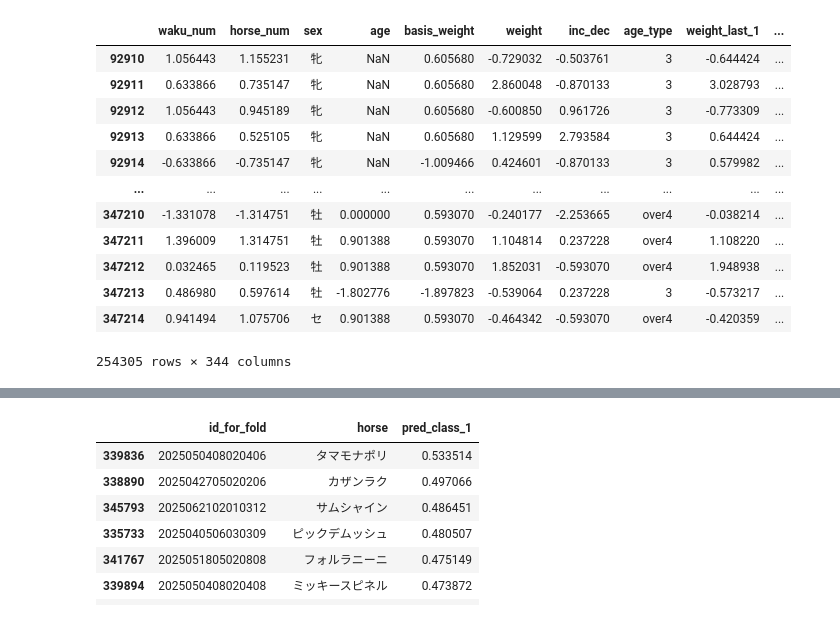
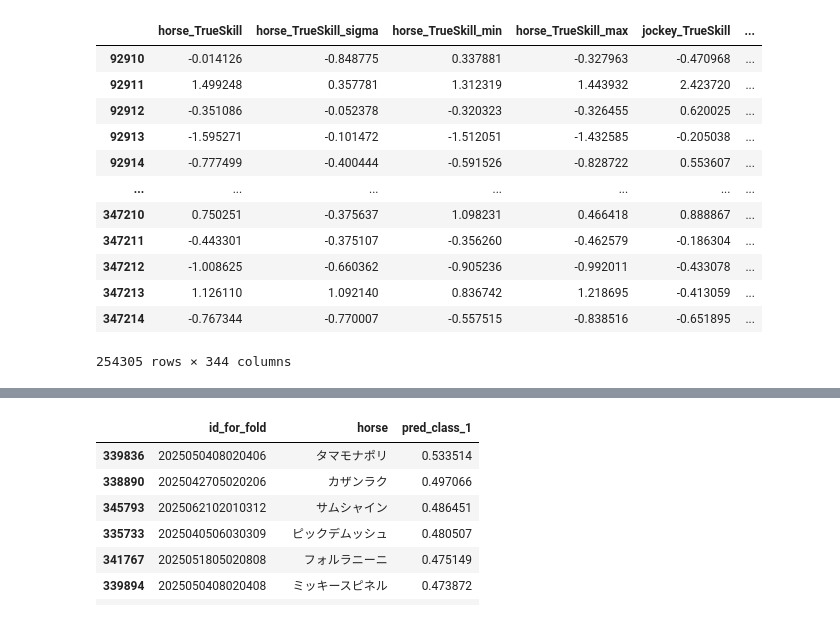
Before and after one commit to NaganagaKen/HORSE_RACING, a Jupyter notebook: Notebook/JV_eda.ipynb, the cells around one changed output, grey strips where cells are left out. Saved outputs shown, nothing was run; the diff lists cells and outputs as text; code cells hidden in the pictures.

```diff
--- a/Notebook/JV_eda.ipynb
+++ b/Notebook/JV_eda.ipynb
@@ -33,8 +32,9 @@ df3 = my_modules.common_process(df2)
 # 計算に時間がかかりすぎるので、とりあえず2020年からのデータをつかって実験
 df3 = df3[df3.year >= 2018]
 # %%
-feature_col = ["waku_num", "horse_num", "sex", "age", "basis_weight", "weight", "inc_dec", "age_type"]
-df4, feature_col2 = features.feature_engineering(df3, feature_col)
+feature_col = []
+ranking_col = []
+df4, feature_col2, ranking_col2 = skill_calculators.all_rating_calculator(df3, feature_col, ranking_col)
 # %% [output]
 calculating horse trueskill is in progress
 calculating jockey trueskill is in progress
@@ -57,5 +44,0 @@ calculated rankings
-# %%
-# cold start問題を解決するために、最初2年分のデータを切り捨てる。
-years = sorted(df4["year"].unique())
-df4 = df4[df4.year > years[1]]
-df4.head()
@@ -68,0 +45,3 @@ df4.head()
+# %%
+feature_col2.extend(["waku_num", "horse_num", "sex", "age", "basis_weight", "weight", "inc_dec", "age_type"])
+df5, feature_col3 = features.sub_feature_engineering(df4, feature_col2, ranking_col2)
@@ -69,18 +61,18 @@ df4.head()
 # %%
-df4[feature_col2]
+df5[feature_col3]
 # %% [output]
-|  | waku_num | horse_num | sex | age | basis_weight | weight | inc_dec | age_type | weight_last_1 | ... |
-| 92910 | 1.056443 | 1.155231 | 牝 | NaN | 0.605680 | -0.729032 | -0.503761 | 3 | -0.644424 | ... |
-| 92911 | 0.633866 | 0.735147 | 牝 | NaN | 0.605680 | 2.860048 | -0.870133 | 3 | 3.028793 | ... |
-| 92912 | 1.056443 | 0.945189 | 牝 | NaN | 0.605680 | -0.600850 | 0.961726 | 3 | -0.773309 | ... |
-| 92913 | 0.633866 | 0.525105 | 牝 | NaN | 0.605680 | 1.129599 | 2.793584 | 3 | 0.644424 | ... |
-| 92914 | -0.633866 | -0.735147 | 牝 | NaN | -1.009466 | 0.424601 | -0.870133 | 3 | 0.579982 | ... |
-| ... | ... | ... | ... | ... | ... | ... | ... | ... | ... | ... |
-| 347210 | -1.331078 | -1.314751 | 牡 | 0.000000 | 0.593070 | -0.240177 | -2.253665 | over4 | -0.038214 | ... |
-| 347211 | 1.396009 | 1.314751 | 牡 | 0.901388 | 0.593070 | 1.104814 | 0.237228 | over4 | 1.108220 | ... |
-| 347212 | 0.032465 | 0.119523 | 牡 | 0.901388 | 0.593070 | 1.852031 | -0.593070 | over4 | 1.948938 | ... |
-| 347213 | 0.486980 | 0.597614 | 牡 | -1.802776 | -1.897823 | -0.539064 | 0.237228 | 3 | -0.573217 | ... |
-| 347214 | 0.941494 | 1.075706 | セ | 0.901388 | 0.593070 | -0.464342 | -0.593070 | over4 | -0.420359 | ... |
+|  | horse_TrueSkill | horse_TrueSkill_sigma | horse_TrueSkill_min | horse_TrueSkill_max | jockey_TrueSkill | ... |
+| 92910 | -0.014126 | -0.848775 | 0.337881 | -0.327963 | -0.470968 | ... |
+| 92911 | 1.499248 | 0.357781 | 1.312319 | 1.443932 | 2.423720 | ... |
+| 92912 | -0.351086 | -0.052378 | -0.320323 | -0.326455 | 0.620025 | ... |
+| 92913 | -1.595271 | -0.101472 | -1.512051 | -1.432585 | -0.205038 | ... |
+| 92914 | -0.777499 | -0.400444 | -0.591526 | -0.828722 | 0.553607 | ... |
+| ... | ... | ... | ... | ... | ... | ... |
+| 347210 | 0.750251 | -0.375637 | 1.098231 | 0.466418 | 0.888867 | ... |
+| 347211 | -0.443301 | -0.375107 | -0.356260 | -0.462579 | -0.186304 | ... |
+| 347212 | -1.008625 | -0.660362 | -0.905236 | -0.992011 | -0.433078 | ... |
+| 347213 | 1.126110 | 1.092140 | 0.836742 | 1.218695 | -0.413059 | ... |
+| 347214 | -0.767344 | -0.770007 | -0.557515 | -0.838516 | -0.651895 | ... |
 254305 rows × 344 columns
 # %%
 from sklearn.feature_selection import SelectFromModel
```
Also changed, not shown: parts of 7 cells of this notebook, 4 other files.
